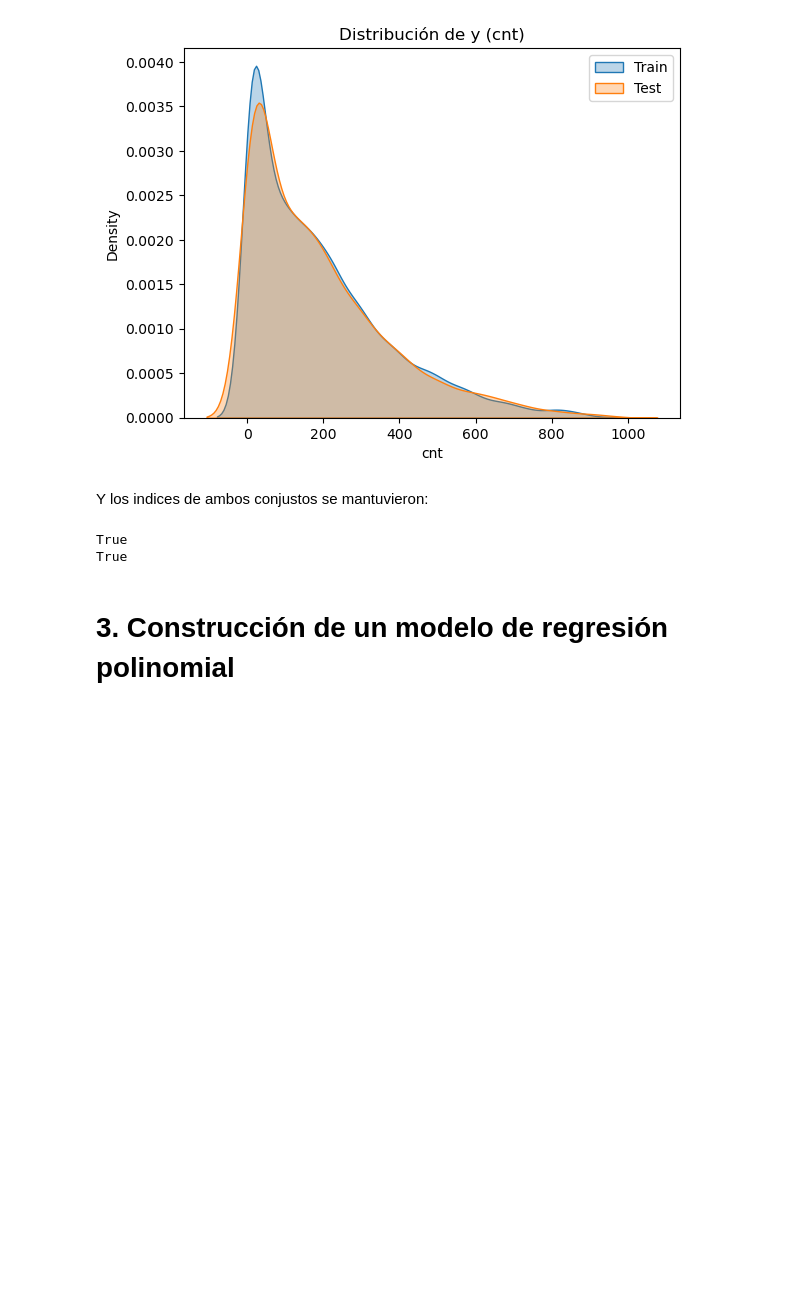
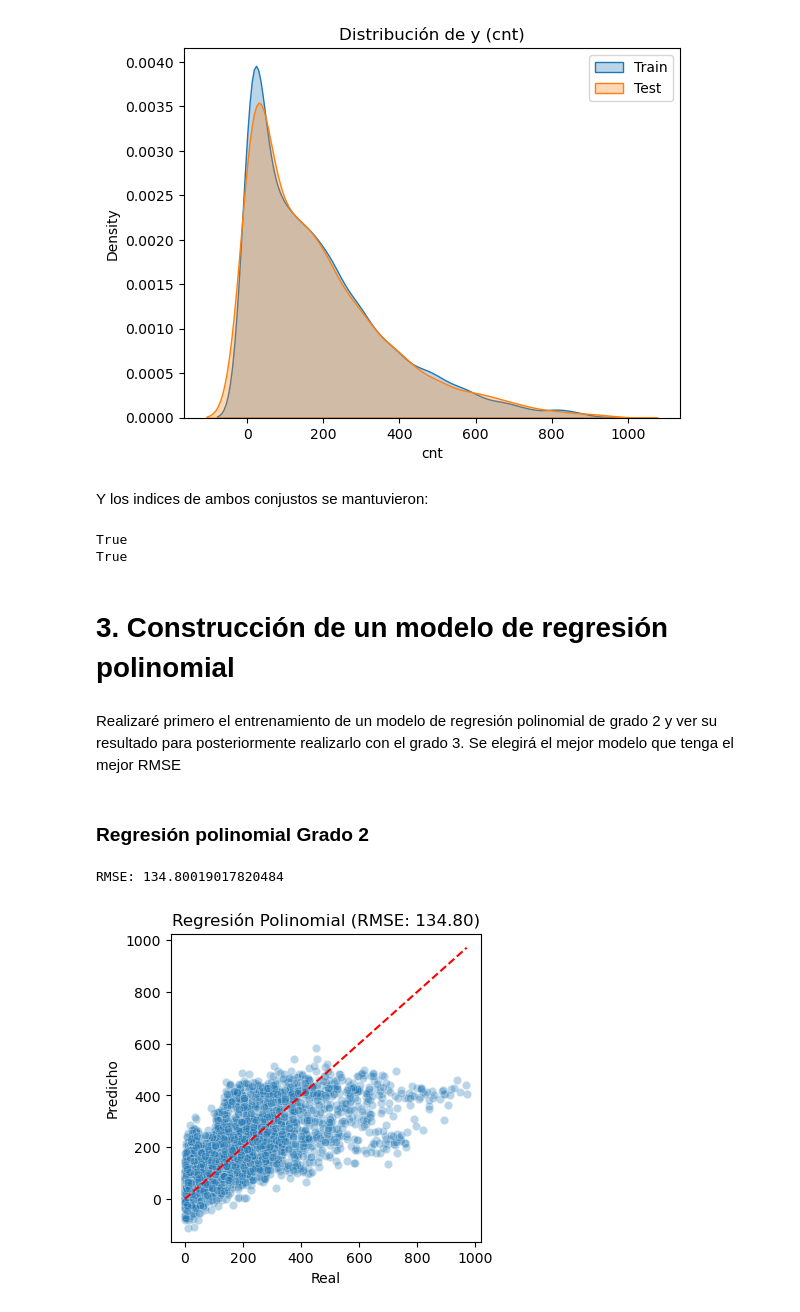
Before and after one commit to JhonZacipa/ML-Project-bicycle-usage-demand-estimation, a Jupyter notebook: ProyectoEtapa1Notebook.ipynb, the cells around one changed output. Saved outputs shown, nothing was run; the diff lists cells and outputs as text; code cells hidden in the pictures; blank space fills up the shorter version.

Commit message:
Complete project: Bike rental demand predictive model with polynomial and Lasso regression

```diff
--- a/ProyectoEtapa1Notebook.ipynb
+++ b/ProyectoEtapa1Notebook.ipynb
@@ -629,0 +595,33 @@ True
+# %% [markdown]
+Realizaré primero el entrenamiento de un modelo de regresión polinomial de grado 2 y ver su resultado para posteriormente realizarlo con el grado 3. Se elegirá el mejor modelo que tenga el mejor RMSE
+# %% [markdown]
+### Regresión polinomial Grado 2
+# %%
+polynomial = PolynomialFeatures(degree=2)
+
+X_train_poly = polynomial.fit_transform(X_train_final)
+X_test_poly = polynomial.transform(X_test_final)
+
+
+model = LinearRegression()
+model.fit(X_train_poly,y_train)
+
+y_pred = model.predict(X_test_poly)
+
+RMSE_G2 = root_mean_squared_error(y_test,y_pred)
+MAE_G2 = mean_absolute_error(y_test,y_pred)
+R2_G2 = r2_score(y_test,y_pred)
+
+print(f'RMSE: {RMSE_G2}' )
+# %% [output]
+RMSE: 134.80019017820484
+# %%
+plt.figure(figsize=(4, 4))
+sea.scatterplot(x=y_test, y=y_pred, alpha=0.3)
+plt.plot([0, y_test.max()], [0, y_test.max()], 'r--')
+plt.xlabel('Real')
+plt.ylabel('Predicho')
+plt.title(f'Regresión Polinomial (RMSE: {RMSE_G2:.2f})')
+plt.show()
+# %% [output]
+[figure, added]
```
Also changed, not shown: parts of 35 cells of this notebook, 2 other files.
